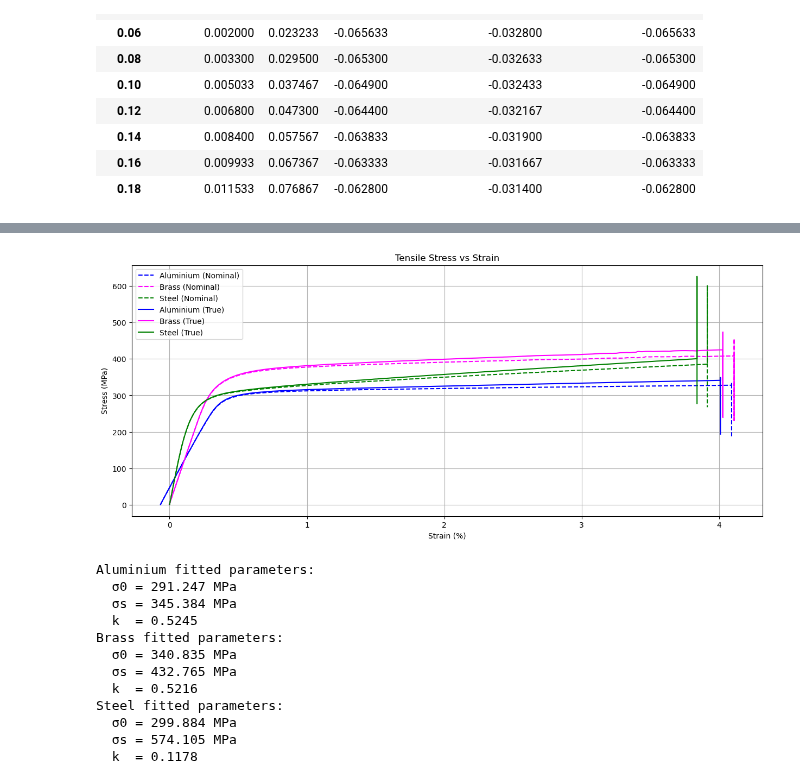
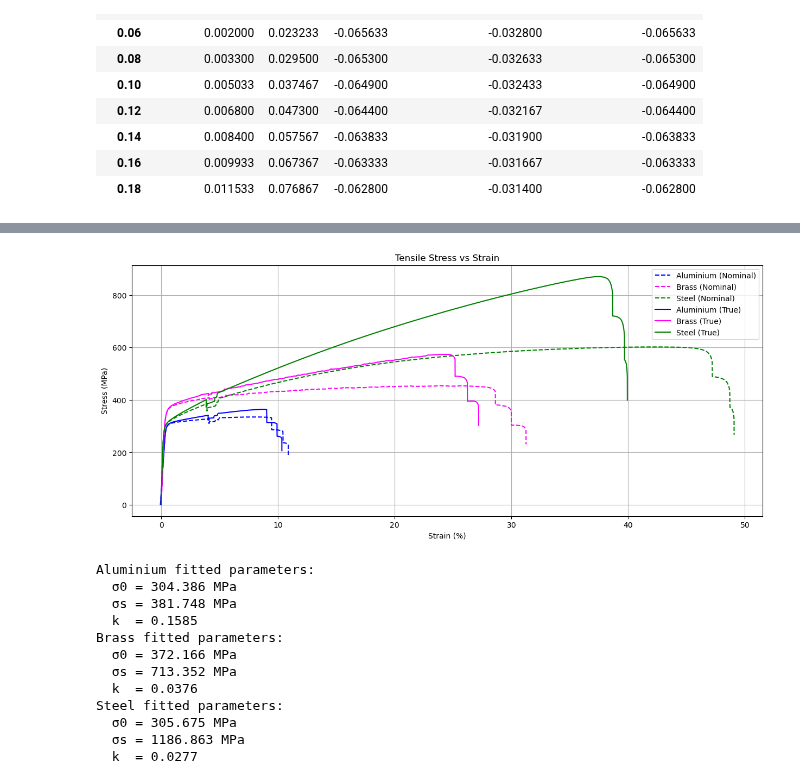
Before and after one commit to Thomas-J-Fish/II_Materials, a Jupyter notebook: P2_Plasticity/P2_analysis.ipynb, the cells around one changed output, grey strips where cells are left out. Drawn from its saved outputs; the diff is of its cells as text; code cells hidden in the pictures.

```diff
--- a/P2_Plasticity/P2_analysis.ipynb
+++ b/P2_Plasticity/P2_analysis.ipynb
@@ -155,15 +155,15 @@ A_avg['Nom Stress/MPa'] = A_avg['Force/kN'] / ((w*h) * 1e3)
 B_avg['Nom Stress/MPa'] = B_avg['Force/kN'] / ((w*h) * 1e3)
 S_avg['Nom Stress/MPa'] = S_avg['Force/kN'] / ((w*h) * 1e3)
 
-A_avg['True Stress/MPa'] = A_avg['Nom Stress/MPa'] * (1 + (A_avg['Strain 1/%']/100))
-B_avg['True Stress/MPa'] = B_avg['Nom Stress/MPa'] * (1 + (B_avg['Strain 1/%']/100))
-S_avg['True Stress/MPa'] = S_avg['Nom Stress/MPa'] * (1 + (S_avg['Strain 1/%']/100))
+A_avg['True Stress/MPa'] = A_avg['Nom Stress/MPa'] * (1 + (A_avg['Tensile strain (Strain 1)/%']/100))
+B_avg['True Stress/MPa'] = B_avg['Nom Stress/MPa'] * (1 + (B_avg['Tensile strain (Strain 1)/%']/100))
+S_avg['True Stress/MPa'] = S_avg['Nom Stress/MPa'] * (1 + (S_avg['Tensile strain (Strain 1)/%']/100))
 
-A_avg['True Strain/%'] = np.log(1 + (A_avg['Strain 1/%']/100)) * 100
-B_avg['True Strain/%'] = np.log(1 + (B_avg['Strain 1/%']/100)) * 100
-S_avg['True Strain/%'] = np.log(1 + (S_avg['Strain 1/%']/100)) * 100
+A_avg['True Strain/%'] = np.log(1 + (A_avg['Tensile strain (Strain 1)/%']/100)) * 100
+B_avg['True Strain/%'] = np.log(1 + (B_avg['Tensile strain (Strain 1)/%']/100)) * 100
+S_avg['True Strain/%'] = np.log(1 + (S_avg['Tensile strain (Strain 1)/%']/100)) * 100
 
-S_avg.head(-10)
+S_avg.head(10)
 # %% [output]
 |  | Displacement/mm | Force/kN | Strain 1/% | Tensile displacement/mm | Tensile strain (Strain 1)/% | Nom Stress/MPa | ... |
 | Time/s |  |  |  |  |  |  | ... |
@@ -182,25 +180,26 @@ S_avg.head(-10)
 # %%
 # Plot curves of both engineering and true stress vs strain
+
 plt.figure(figsize=(15, 6))
 
-plt.plot(A_avg["Strain 1/%"], A_avg["Nom Stress/MPa"], label="Aluminium (Nominal)", linestyle='--', color='blue')
-plt.plot(B_avg["Strain 1/%"], B_avg["Nom Stress/MPa"], label="Brass (Nominal)", linestyle='--', color='magenta')
-plt.plot(S_avg["Strain 1/%"], S_avg["Nom Stress/MPa"], label="Steel (Nominal)", linestyle='--', color='green')
+plt.plot(A_avg["Tensile strain (Strain 1)/%"], A_avg["Nom Stress/MPa"], label="Aluminium (Nominal)", linestyle='--', color='blue')
+plt.plot(B_avg["Tensile strain (Strain 1)/%"], B_avg["Nom Stress/MPa"], label="Brass (Nominal)", linestyle='--', color='magenta')
+plt.plot(S_avg["Tensile strain (Strain 1)/%"], S_avg["Nom Stress/MPa"], label="Steel (Nominal)", linestyle='--', color='green')
 
 plt.plot(A_avg["True Strain/%"], A_avg["True Stress/MPa"], label="Aluminium (True)", color='blue')
 plt.plot(B_avg["True Strain/%"], B_avg["True Stress/MPa"], label="Brass (True)", color='magenta')
 plt.plot(S_avg["True Strain/%"], S_avg["True Stress/MPa"], label="Steel (True)",color='green')
 
 plt.xlabel("Strain (%)")
 plt.ylabel("Stress (MPa)")
 plt.title("Tensile Stress vs Strain")
 plt.legend()
 plt.grid(True)
 base = Path("/Users/thomasfish/Desktop/University_Work/II_Materials/P2_Plasticity")
 plt.savefig(base / "tensile_stress_strain.png", dpi=1000)
 plt.show()
 # %% [output]
-[figure, old version]
+[figure, new version]
 # %%
 # Fit Voce parameters to the data
 
@@ -214,11 +213,9 @@ B_stress = B_avg["True Stress/MPa"].to_numpy()
 S_strain = S_avg["True Strain/%"].to_numpy()
 S_stress = S_avg["True Stress/MPa"].to_numpy()
 
-start = 750
-stop = 2650
-A_strain, A_stress = A_strain[start:stop], A_stress[start:stop]
-B_strain, B_stress = B_strain[start:stop], B_stress[start:stop]
-S_strain, S_stress = S_strain[start:stop], S_stress[start:stop]
+A_strain, A_stress = A_strain[1000:2750], A_stress[1000:2750]
+B_strain, B_stress = B_strain[1000:17000], B_stress[1000:17000]
+S_strain, S_stress = S_strain[750:25000], S_stress[750:25000]
 
 #A_p0 = [100, 110, 200]
 #B_p0 = [100, 135, 50]
@@ -248,17 +245,17 @@ S_strain_fit = np.linspace(S_strain.min(), S_strain.max(), 300)
 S_stress_fit = voce(S_strain_fit, *S_params)
 # %% [output]
 Aluminium fitted parameters:
-  σ0 = 291.247 MPa
-  σs = 345.384 MPa
-  k  = 0.5245
+  σ0 = 304.386 MPa
+  σs = 381.748 MPa
+  k  = 0.1585
 Brass fitted parameters:
-  σ0 = 340.835 MPa
-  σs = 432.765 MPa
-  k  = 0.5216
+  σ0 = 372.166 MPa
+  σs = 713.352 MPa
+  k  = 0.0376
 Steel fitted parameters:
-  σ0 = 299.884 MPa
-  σs = 574.105 MPa
-  k  = 0.1178
+  σ0 = 305.675 MPa
+  σs = 1186.863 MPa
+  k  = 0.0277
 # %%
 # Plot true stress data with the Voce curve fit
 
```
Also changed, not shown: parts of 3 cells of this notebook, 2 other files.
